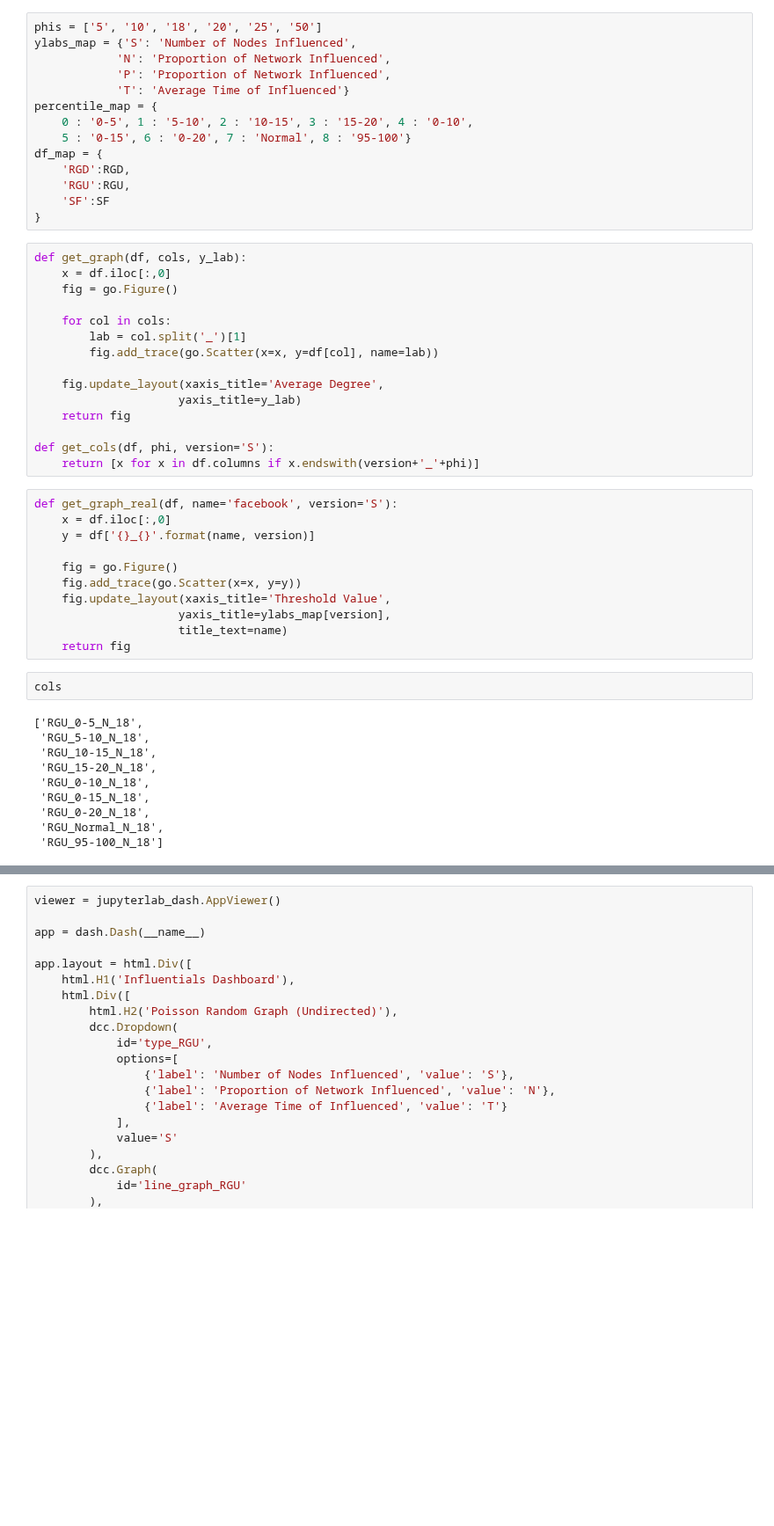
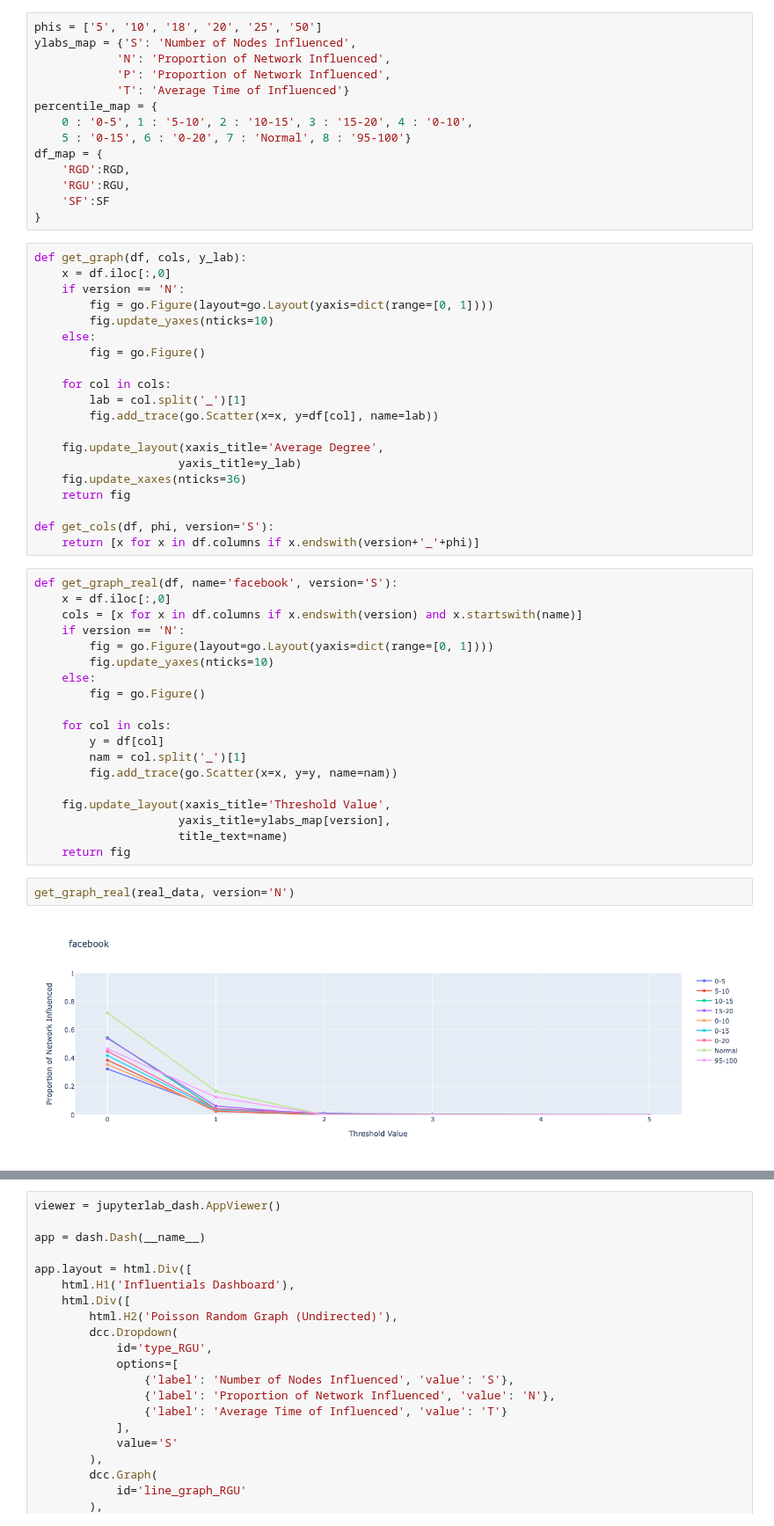
Before and after one commit to MiLinny/Influentials, a Jupyter notebook: Code/Dashboard.ipynb, the cells around one changed output, grey strips where cells are left out. Shown at 88% size. Saved outputs shown, nothing was run; the diff lists cells and outputs as text; blank space fills up the shorter version.

```diff
--- a/Code/Dashboard.ipynb
+++ b/Code/Dashboard.ipynb
@@ -31,7 +31,11 @@ df_map = {
 # %%
 def get_graph(df, cols, y_lab):
     x = df.iloc[:,0]
-    fig = go.Figure()
+    if version == 'N':
+        fig = go.Figure(layout=go.Layout(yaxis=dict(range=[0, 1])))
+        fig.update_yaxes(nticks=10)
+    else:
+        fig = go.Figure()
 
     for col in cols:
         lab = col.split('_')[1]
@@ -39,6 +43,7 @@ def get_graph(df, cols, y_lab):
 
     fig.update_layout(xaxis_title='Average Degree',
                      yaxis_title=y_lab)
+    fig.update_xaxes(nticks=36)
     return fig
 
 def get_cols(df, phi, version='S'):
@@ -46,26 +51,26 @@ def get_cols(df, phi, version='S'):
 # %%
 def get_graph_real(df, name='facebook', version='S'):
     x = df.iloc[:,0]
-    y = df['{}_{}'.format(name, version)]
+    cols = [x for x in df.columns if x.endswith(version) and x.startswith(name)]
+    if version == 'N':
+        fig = go.Figure(layout=go.Layout(yaxis=dict(range=[0, 1])))
+        fig.update_yaxes(nticks=10)
+    else:
+        fig = go.Figure()
 
-    fig = go.Figure()
-    fig.add_trace(go.Scatter(x=x, y=y))
+    for col in cols:
+        y = df[col]
+        nam = col.split('_')[1]
+        fig.add_trace(go.Scatter(x=x, y=y, name=nam))
+
     fig.update_layout(xaxis_title='Threshold Value',
                      yaxis_title=ylabs_map[version],
                      title_text=name)
     return fig
-# %%
-cols
-# %% [output]
-['RGU_0-5_N_18',
- 'RGU_5-10_N_18',
- 'RGU_10-15_N_18',
- 'RGU_15-20_N_18',
- 'RGU_0-10_N_18',
- 'RGU_0-15_N_18',
- 'RGU_0-20_N_18',
- 'RGU_Normal_N_18',
- 'RGU_95-100_N_18']
+# %%
+get_graph_real(real_data, version='N')
+# %% [output]
+[figure, added]
 # %%
 def get_multiplier_graph(df, phi):
     x = df.iloc[:,0]
```
Also changed, not shown: parts of 8 cells of this notebook, 2 other files.
